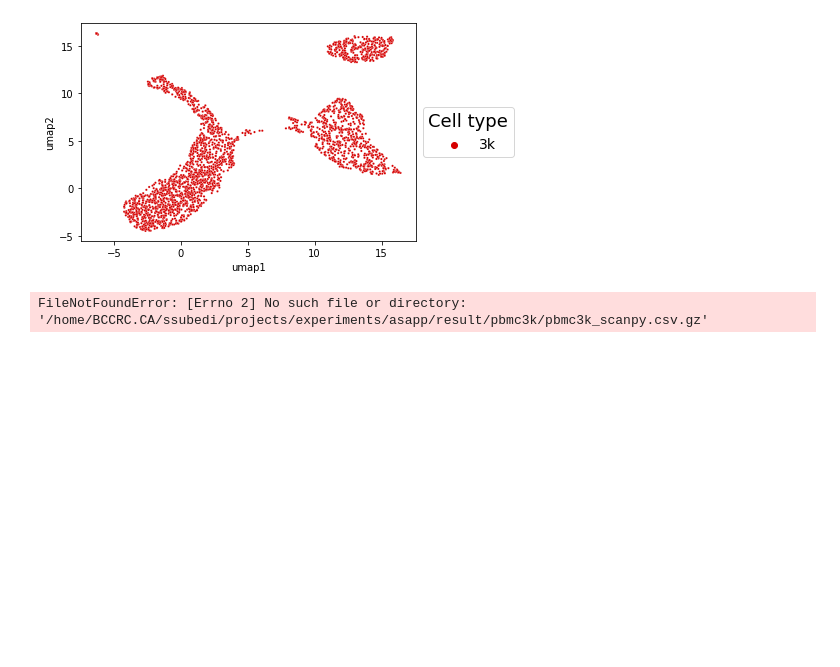
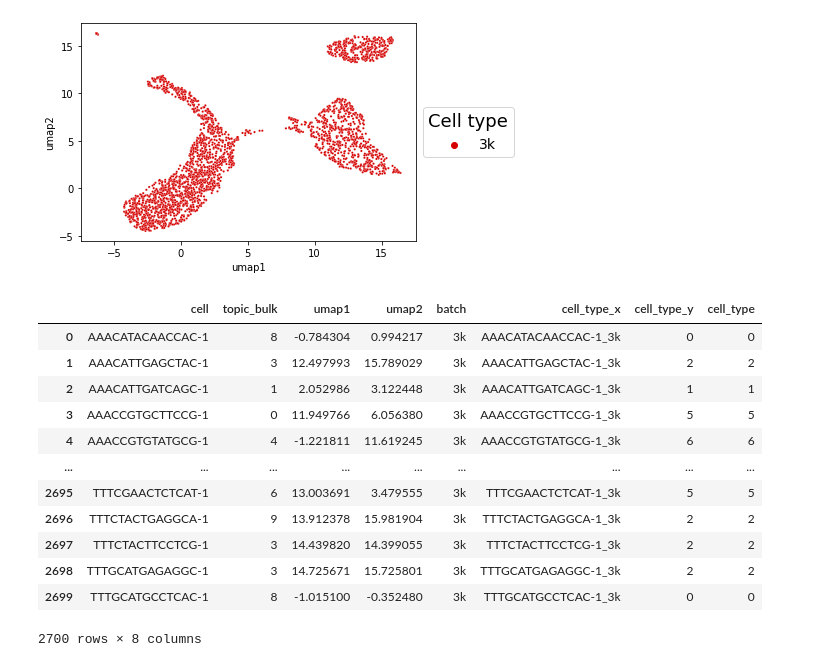
Before and after one commit to causalpathlab/asapp, a Jupyter notebook: examples/1_pbmc3k.ipynb, the cells around one changed output. Drawn from its saved outputs; the diff is of its cells as text; code cells hidden in the pictures; blank space fills up the shorter version.

Commit message:
correction during pred - pbmc 7k ok

```diff
--- a/examples/1_pbmc3k.ipynb
+++ b/examples/1_pbmc3k.ipynb
@@ -105,15 +105,29 @@ plt.legend(title='Cell type',title_fontsize=18, fontsize=14,loc='center left', b
 [figure]
 # %%
 df_pl = pd.read_csv(dl.outpath+'_scanpy.csv.gz')
+df_pl = df_pl.iloc[:2700,:]
+df_pl
 # df_pl = df_pl[['cell','leiden']]
 # df_pl = df_pl.loc[:,['Unnamed: 0','celltype_major']]
-df_pl.columns = ['cell','cell_type']
+df_pl.columns = ['cell_type','cell']
 df_pl['cell'] = [x.split('_')[0] for x in df_umap['cell']]
 df_umap['cell'] = [x.split('_')[0] for x in df_umap['cell']]
 df_umap = pd.merge(df_umap,df_pl[['cell','cell_type']],on='cell',how='left')
 df_umap
 # %% [output]
+|  | cell | topic_bulk | umap1 | umap2 | batch | cell_type_x | cell_type_y | cell_type |
+| 0 | AAACATACAACCAC-1 | 8 | -0.784304 | 0.994217 | 3k | AAACATACAACCAC-1_3k | 0 | 0 |
+| 1 | AAACATTGAGCTAC-1 | 3 | 12.497993 | 15.789029 | 3k | AAACATTGAGCTAC-1_3k | 2 | 2 |
+| 2 | AAACATTGATCAGC-1 | 1 | 2.052986 | 3.122448 | 3k | AAACATTGATCAGC-1_3k | 1 | 1 |
+| 3 | AAACCGTGCTTCCG-1 | 0 | 11.949766 | 6.056380 | 3k | AAACCGTGCTTCCG-1_3k | 5 | 5 |
+| 4 | AAACCGTGTATGCG-1 | 4 | -1.221811 | 11.619245 | 3k | AAACCGTGTATGCG-1_3k | 6 | 6 |
+| ... | ... | ... | ... | ... | ... | ... | ... | ... |
+| 2695 | TTTCGAACTCTCAT-1 | 6 | 13.003691 | 3.479555 | 3k | TTTCGAACTCTCAT-1_3k | 5 | 5 |
+| 2696 | TTTCTACTGAGGCA-1 | 9 | 13.912378 | 15.981904 | 3k | TTTCTACTGAGGCA-1_3k | 2 | 2 |
+| 2697 | TTTCTACTTCCTCG-1 | 3 | 14.439820 | 14.399055 | 3k | TTTCTACTTCCTCG-1_3k | 2 | 2 |
+| 2698 | TTTGCATGAGAGGC-1 | 3 | 14.725671 | 15.725801 | 3k | TTTGCATGAGAGGC-1_3k | 2 | 2 |
+| 2699 | TTTGCATGCCTCAC-1 | 8 | -1.015100 | -0.352480 | 3k | TTTGCATGCCTCAC-1_3k | 0 | 0 |
-FileNotFoundError: [Errno 2] No such file or directory: '/home/BCCRC.CA/ssubedi/projects/experiments/asapp/result/pbmc3k/pbmc3k_scanpy.csv.gz'
+2700 rows × 8 columns
 # %%
 cp = sns.color_palette(cc.glasbey_dark, n_colors=len(df_umap['cell_type'].unique()))
 p = sns.scatterplot(data=df_umap, x='umap1', y='umap2', hue='cell_type',s=5,palette=cp,legend=True)
```
Also changed, not shown: parts of 1 cell of this notebook, 5 other files.
